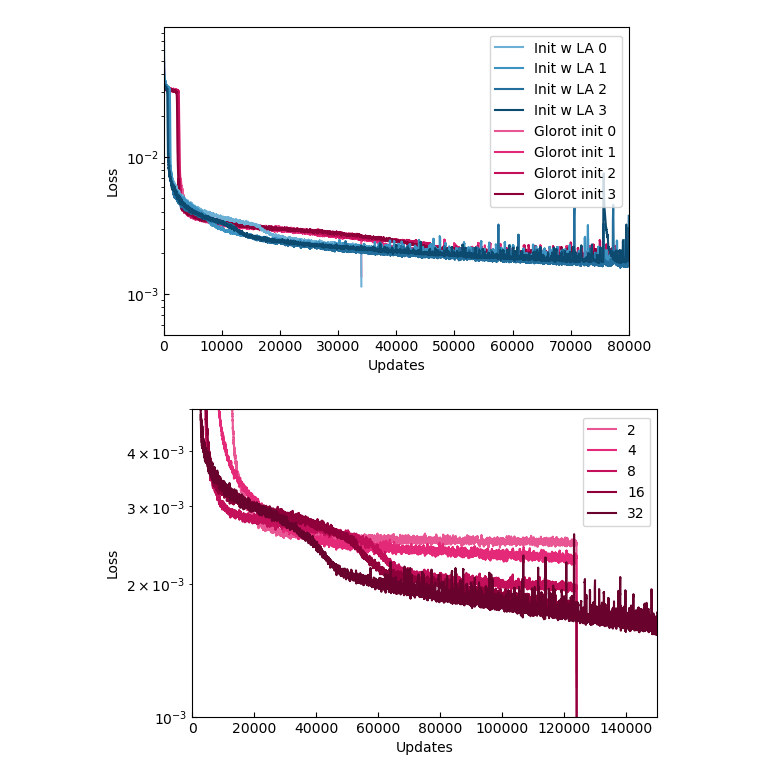
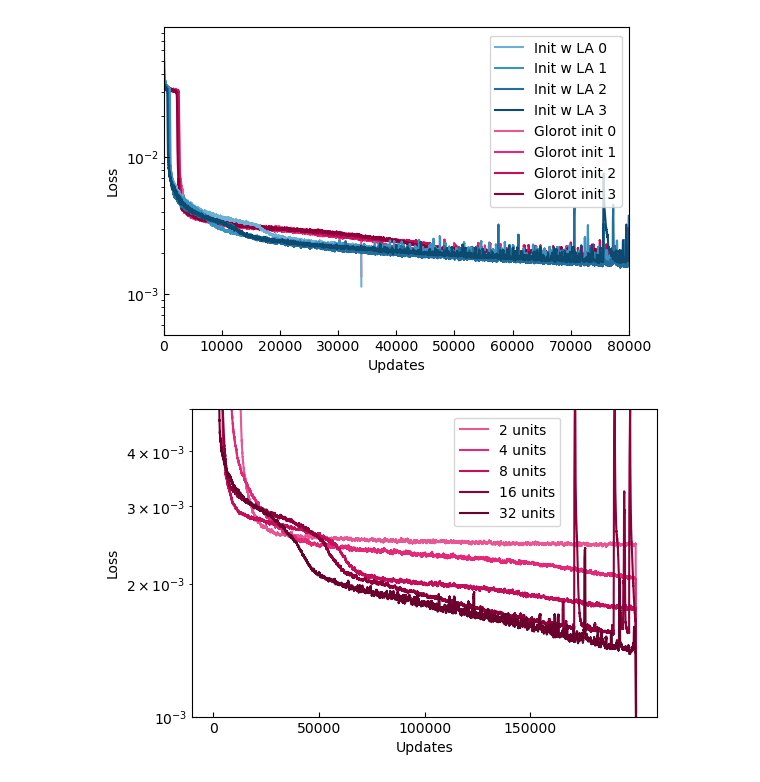
Before and after one commit to davidgbe/favorably_connected, a Jupyter notebook: code/notebooks/learned_with_line_attractor.ipynb, the cells around one changed output. Cells and saved outputs as stored; diff of their text form; code cells hidden in the pictures.

```diff
--- a/code/notebooks/learned_with_line_attractor.ipynb
+++ b/code/notebooks/learned_with_line_attractor.ipynb
@@ -197,35 +197,36 @@ network_size_data = [
     'size_test_02_2024-12-18_18_32_30_128548_var_noise_5e-05_activity_weight_1e-07',
     'size_test_04_2024-12-18_18_32_46_767804_var_noise_5e-05_activity_weight_1e-07',
     'size_test_08_2024-12-18_18_33_23_169955_var_noise_5e-05_activity_weight_1e-07',
     'size_test_16_2024-12-18_18_34_09_701658_var_noise_5e-05_activity_weight_1e-07',
     'test_train_integrate_rnd_walk_2024-12-15_23_13_43_477398_var_noise_5e-05_activity_weight_1e-07',
 ]
 
 scale = 1
 fig, axs = plt.subplots(1, 1, figsize=(6 * scale, 4 * scale))
 
-averaging_size = 100
+averaging_size = 500
 
 sizes = [2, 4, 8, 16, 32]
 
 for i_d, d in enumerate(network_size_data):
     data_dir = f'../../results/line_attr_supervised/{d}/losses'
     reduced_data = load_data(os.path.join(data_dir, '*.npy'), averaging_size=averaging_size)
     axs.plot(
         np.arange(reduced_data.shape[0]),
         reduced_data,
         c=color_set_2[i_d + 3],
         zorder=1,
-        label=f'{sizes[i_d]}',
+        label=f'{sizes[i_d]} units',
     )
 
 axs.set_ylim(1e-3, 5e-3)
-axs.set_xlim(0, 150000)
+axs.set_xticks(np.arange(0, 200000, 50000))
+# axs.set_xlim(0, 150000)
 axs.set_ylabel('Loss')
 axs.set_xlabel('Updates')
 axs.tick_params(axis='both', direction='in')
 axs.set_yscale('log')
-fig.legend(bbox_to_anchor=(0.9, 0.875))
+fig.legend(bbox_to_anchor=(0.75, 0.875))
 print()
 # %% [output]
-[figure, old version]
+[figure, new version]
```
